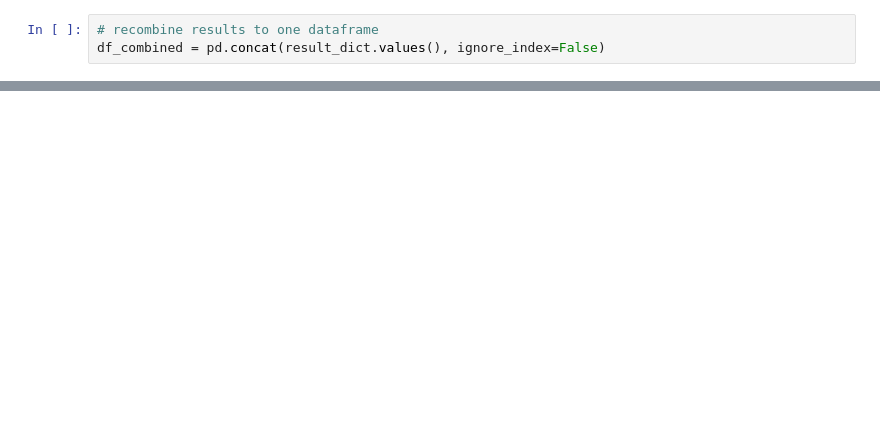
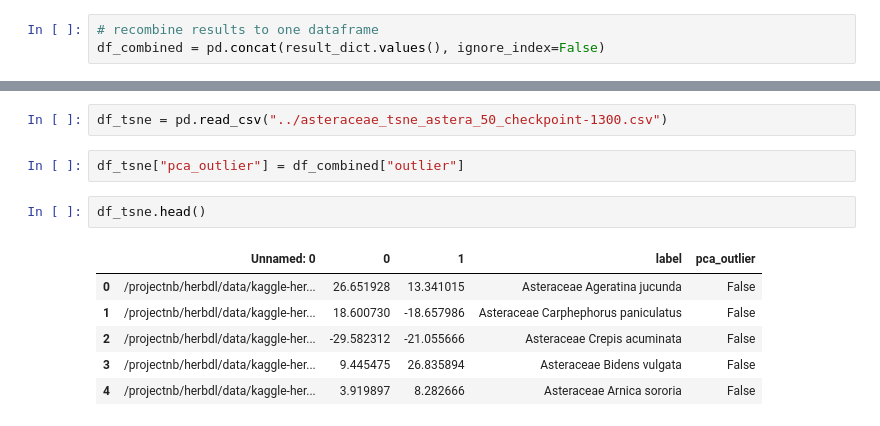
Before and after one commit to gardoslab/herbdl, a Jupyter notebook: clustering_viz/outlier_detection/asteraceae_outliers.ipynb, the cells around one changed output, grey strips where cells are left out. Drawn from its saved outputs; the diff is of its cells as text; blank space fills up the shorter version.

```diff
--- a/clustering_viz/outlier_detection/asteraceae_outliers.ipynb
+++ b/clustering_viz/outlier_detection/asteraceae_outliers.ipynb
@@ -116,0 +139,13 @@ df_combined.head(20)
+# %%
+df_tsne = pd.read_csv("../asteraceae_tsne_astera_50_checkpoint-1300.csv")
+# %%
+df_tsne["pca_outlier"] = df_combined["outlier"]
+# %%
+df_tsne.head()
+# %% [output]
+|  | Unnamed: 0 | 0 | 1 | label | pca_outlier |
+| 0 | /projectnb/herbdl/data/kaggle-her... | 26.651928 | 13.341015 | Asteraceae Ageratina jucunda | False |
+| 1 | /projectnb/herbdl/data/kaggle-her... | 18.600730 | -18.657986 | Asteraceae Carphephorus paniculatus | False |
+| 2 | /projectnb/herbdl/data/kaggle-her... | -29.582312 | -21.055666 | Asteraceae Crepis acuminata | False |
+| 3 | /projectnb/herbdl/data/kaggle-her... | 9.445475 | 26.835894 | Asteraceae Bidens vulgata | False |
+| 4 | /projectnb/herbdl/data/kaggle-her... | 3.919897 | 8.282666 | Asteraceae Arnica sororia | False |
```
Also changed, not shown: parts of 14 cells of this notebook, 1 other file.
